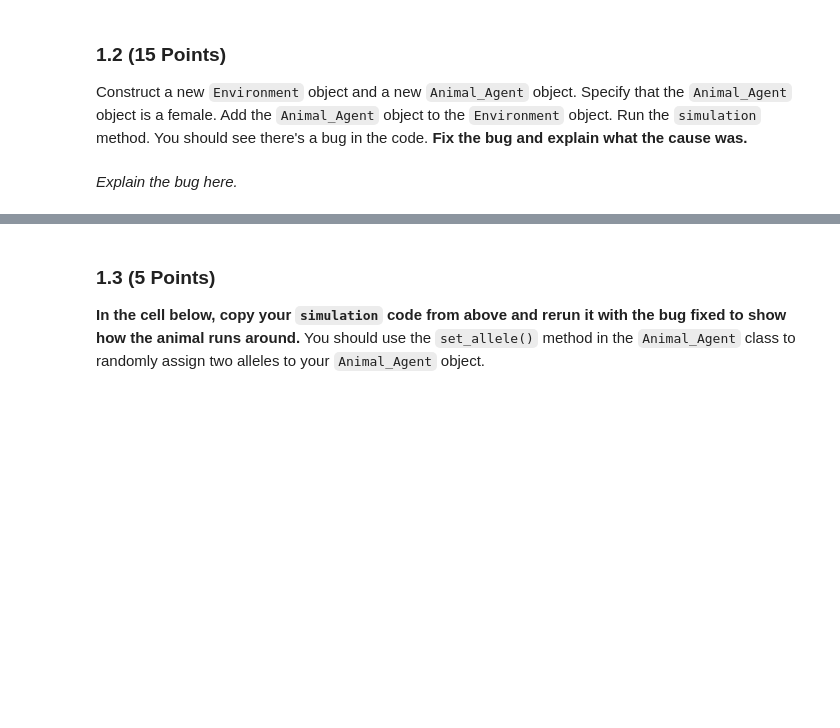
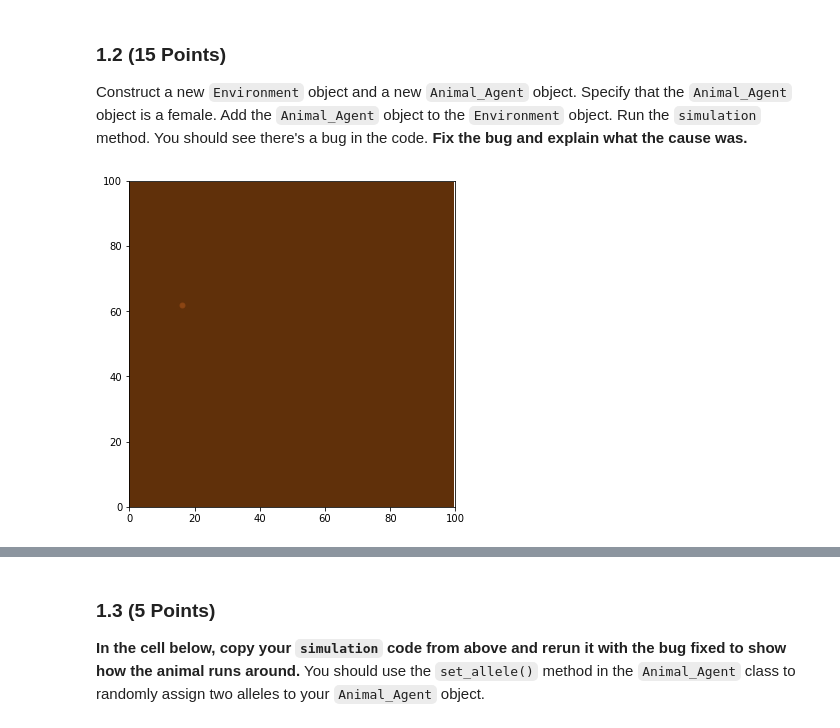
Before and after one commit to elsadeki/cmse202-s23-turnin, a Jupyter notebook: hw-03/HW3_ABMs_STUDENT.ipynb, the cells around one changed output, grey strips where cells are left out. Drawn from its saved outputs; the diff is of its cells as text; code cells hidden in the pictures; blank space fills up the shorter version.

```diff
--- a/hw-03/HW3_ABMs_STUDENT.ipynb
+++ b/hw-03/HW3_ABMs_STUDENT.ipynb
@@ -73,2 +72,0 @@ Construct a new `Environment` object and a new `Animal_Agent` object. Specify th
-# %% [markdown]
-*Explain the bug here.*
@@ -74,0 +76,11 @@ Construct a new `Environment` object and a new `Animal_Agent` object. Specify th
+# %%
+#Write your code here
+from Environment import Environment
+from Animal_Agent_Class import Animal_Agent
+
+test_environment = Environment()
+test_agent_f = Animal_Agent(sex = "F")
+test_environment.add_agent(test_agent_f)
+test_environment.simulate(50)
+# %% [output]
+[figure, added]
```
Also changed, not shown: parts of 23 cells of this notebook.
